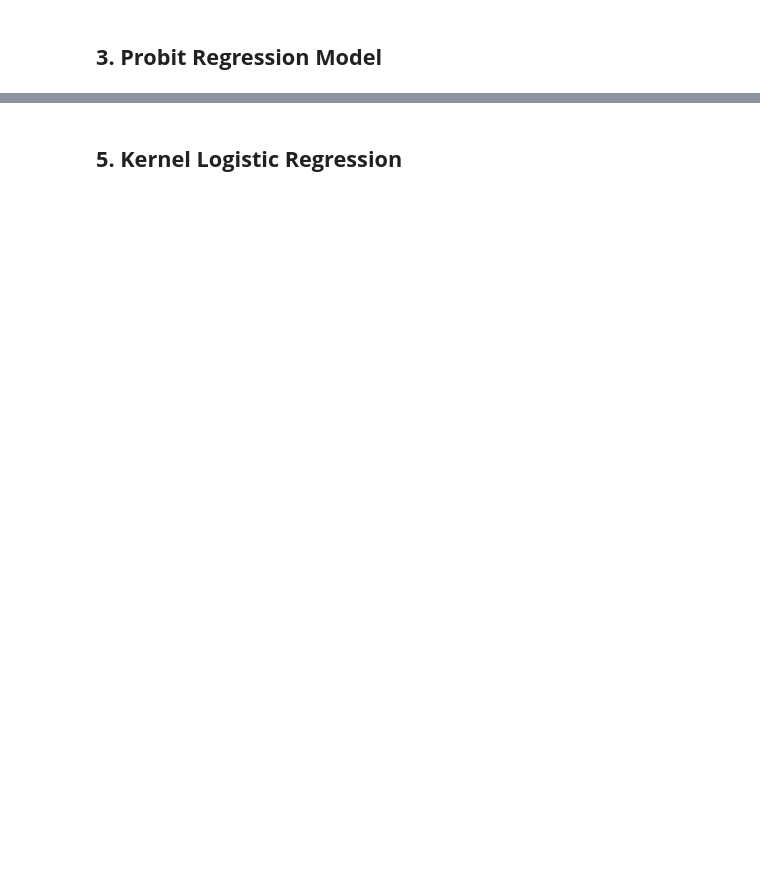
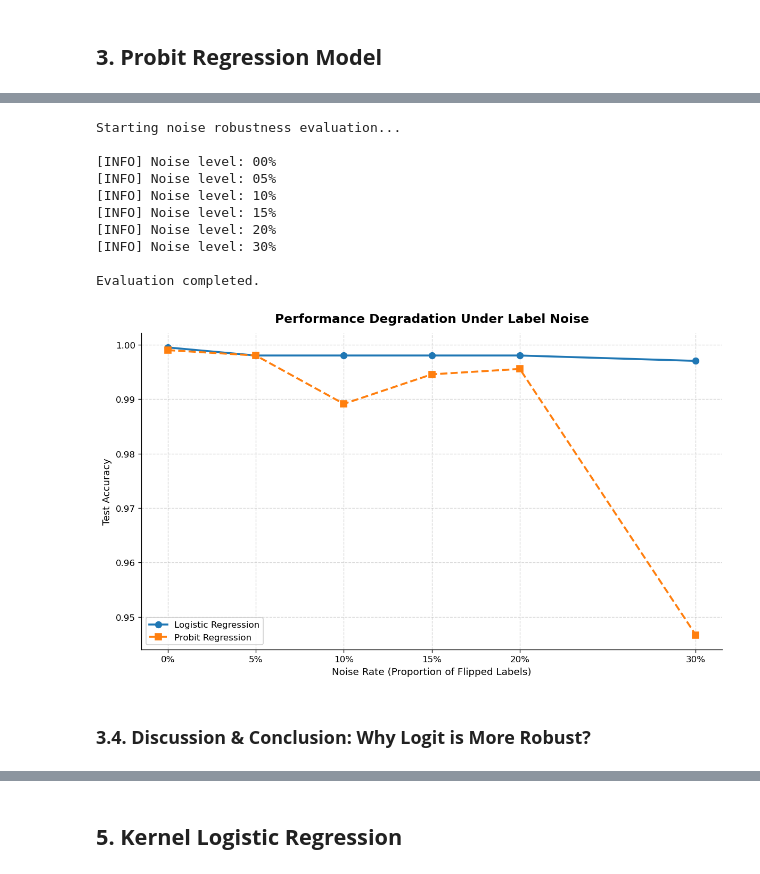
Before and after one commit to ThanhChuong12/Supervised-Learning-Regression-Classification, a Jupyter notebook: code/Part2_Classification/03_advanced_bonus_experiments.ipynb, the cells around one changed output, grey strips where cells are left out. Saved outputs shown, nothing was run; the diff lists cells and outputs as text; code cells hidden in the pictures; blank space fills up the shorter version.

```diff
--- a/code/Part2_Classification/03_advanced_bonus_experiments.ipynb
+++ b/code/Part2_Classification/03_advanced_bonus_experiments.ipynb
@@ -58,0 +168,28 @@ MẪU TỔ CHỨC NOTEBOOK THEO CÁC ĐỀ MỤC BÊN DƯỚI (TỰ ĐIỀU CH
+# %%
+noise_rates = [0.0, 0.05, 0.10, 0.15, 0.20, 0.30]
+
+acc_logit, acc_probit = evaluate_noise_robustness(
+    X_train, y_train_bin,
+    X_test, y_test_bin,
+    noise_rates,
+    logistic_model_cls=BinaryLogisticRegression,
+    probit_model_cls=ProbitRegression,
+    logistic_params={"method": "newton", "max_iter": 100},
+    probit_params={"learning_rate": 0.5, "max_iter": 2000}
+)
+
+plot_noise_robustness(noise_rates, acc_logit, acc_probit)
+# %% [output]
+Starting noise robustness evaluation...
+
+[INFO] Noise level: 00%
+[INFO] Noise level: 05%
+[INFO] Noise level: 10%
+[INFO] Noise level: 15%
+[INFO] Noise level: 20%
+[INFO] Noise level: 30%
+
+Evaluation completed.
+[figure, added]
+# %% [markdown]
+### **3.4. Discussion & Conclusion: Why Logit is More Robust?**
```
Also changed, not shown: parts of 24 cells of this notebook, 3 other files.
